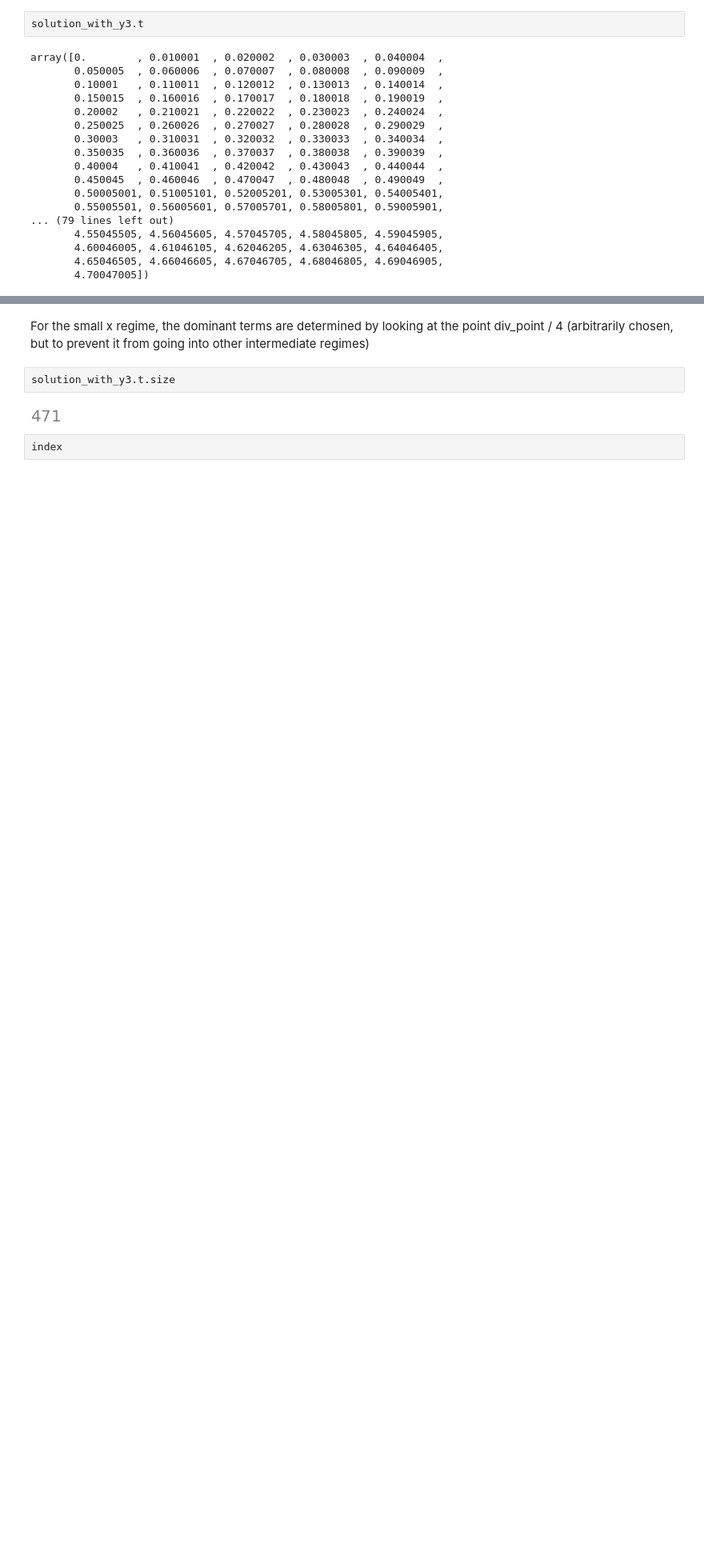
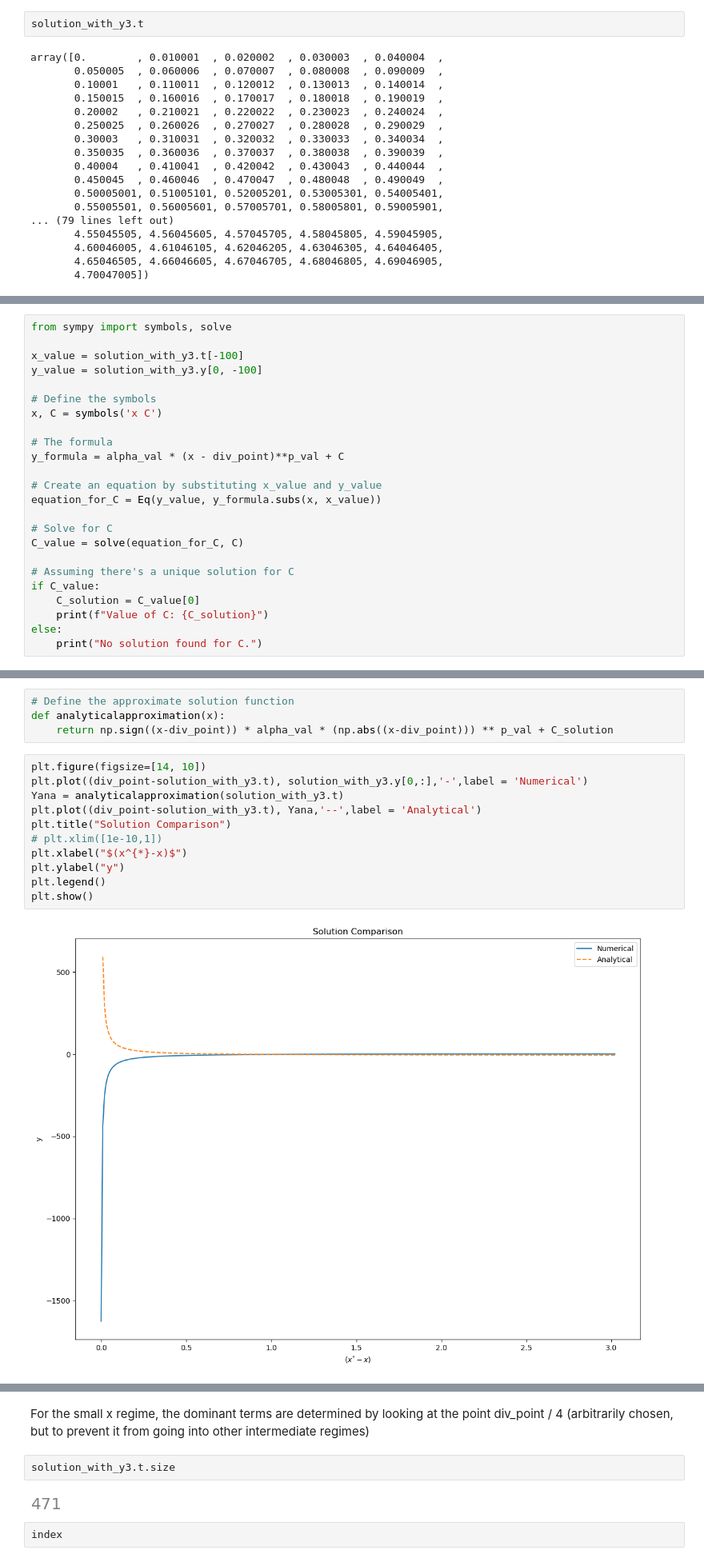
Before and after one commit to kayliehausknecht/AM201-Dataset, a Jupyter notebook: Code/new_ODE_solver.ipynb, the cells around one changed output, grey strips where cells are left out. Shown at 80% size. Drawn from its saved outputs; the diff is of its cells as text; blank space fills up the shorter version.

```diff
--- a/Code/new_ODE_solver.ipynb
+++ b/Code/new_ODE_solver.ipynb
@@ -522,0 +612,24 @@ div_point
+# %%
+from sympy import symbols, solve
+
+x_value = solution_with_y3.t[-100]
+y_value = solution_with_y3.y[0, -100]
+
+# Define the symbols
+x, C = symbols('x C')
+
+# The formula
+y_formula = alpha_val * (x - div_point)**p_val + C
+
+# Create an equation by substituting x_value and y_value
+equation_for_C = Eq(y_value, y_formula.subs(x, x_value))
+
+# Solve for C
+C_value = solve(equation_for_C, C)
+
+# Assuming there's a unique solution for C
+if C_value:
+    C_solution = C_value[0]
+    print(f"Value of C: {C_solution}")
+else:
+    print("No solution found for C.")
@@ -522,0 +640,17 @@ div_point
+# %%
+# Define the approximate solution function
+def analyticalapproximation(x):
+    return np.sign((x-div_point)) * alpha_val * (np.abs((x-div_point))) ** p_val + C_solution
+# %%
+plt.figure(figsize=[14, 10])
+plt.plot((div_point-solution_with_y3.t), solution_with_y3.y[0,:],'-',label = 'Numerical')
+Yana = analyticalapproximation(solution_with_y3.t)
+plt.plot((div_point-solution_with_y3.t), Yana,'--',label = 'Analytical')
+plt.title("Solution Comparison")
+# plt.xlim([1e-10,1])
+plt.xlabel("$(x^{*}-x)$")
+plt.ylabel("y")
+plt.legend()
+plt.show()
+# %% [output]
+[figure, added]
```
Also changed, not shown: parts of 19 cells of this notebook.
